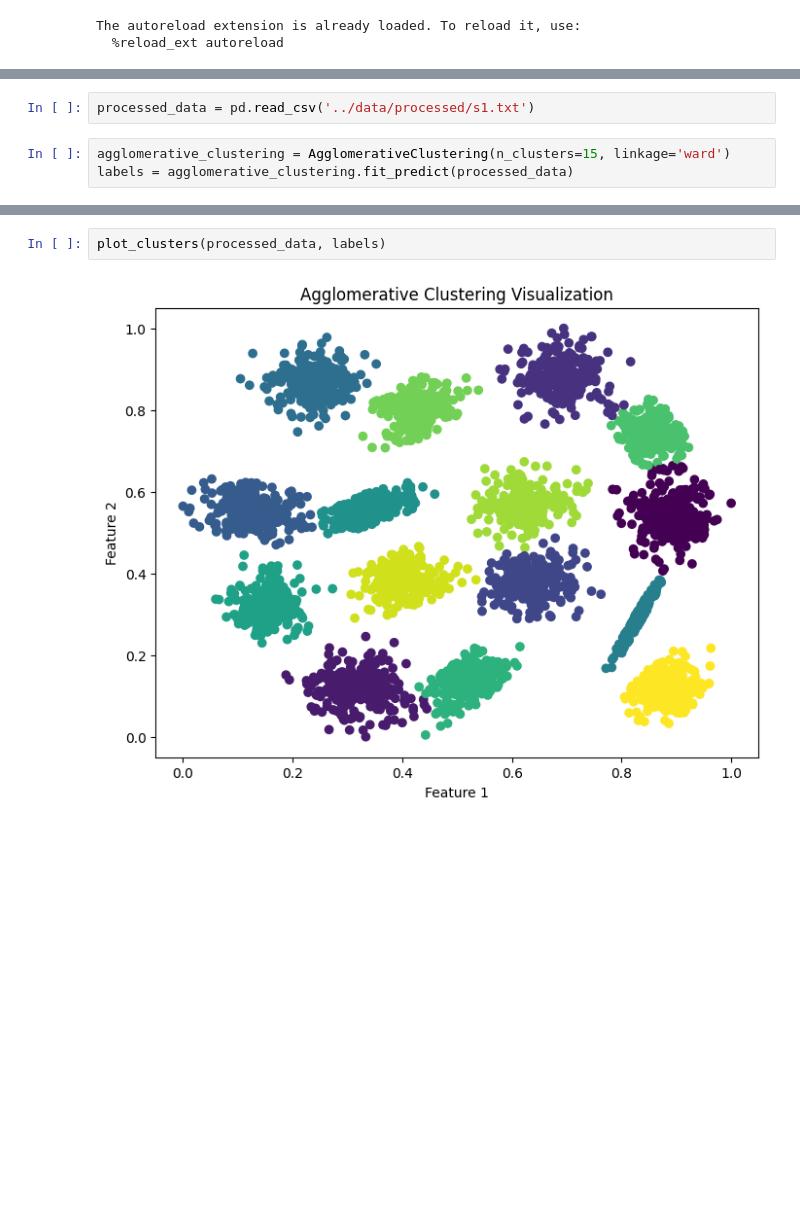
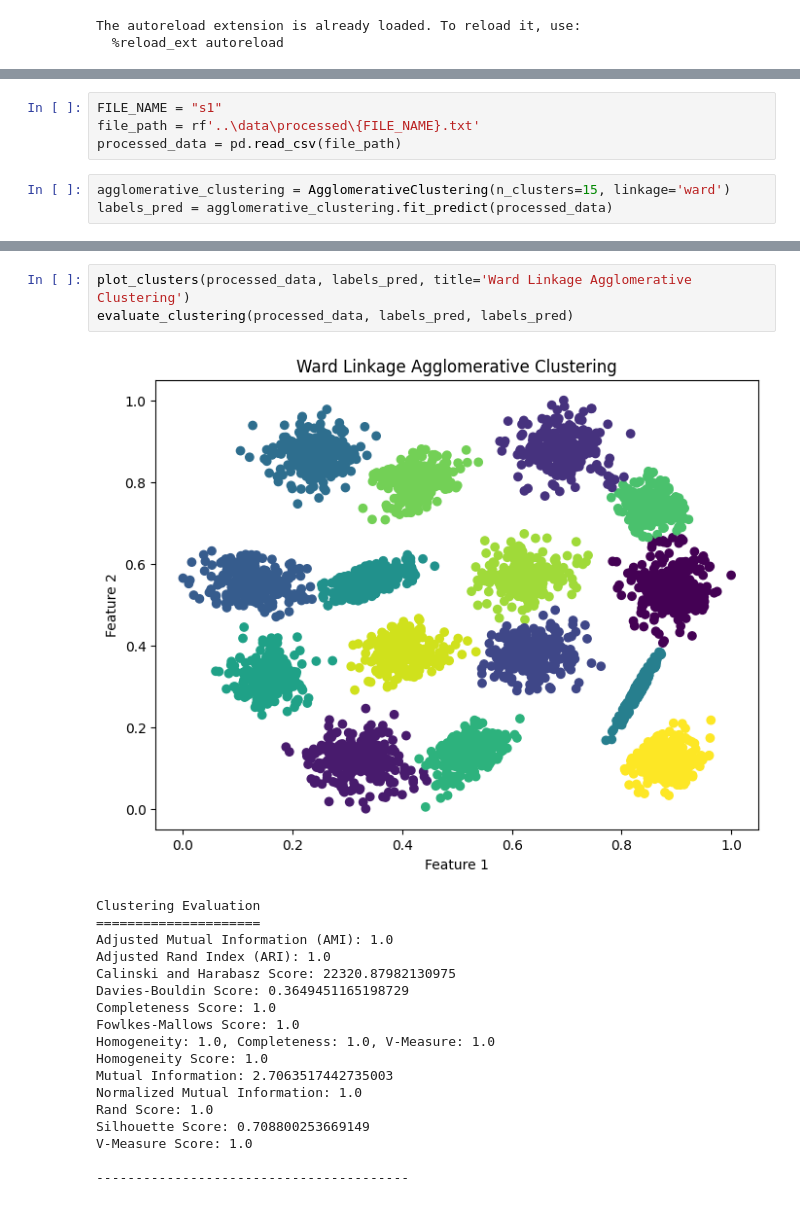
Before and after one commit to akila-ocj/awesome-cluster-algorithm-comparison, a Jupyter notebook: notebooks/02_agglomerative_clustering.ipynb, the cells around one changed output, grey strips where cells are left out. Saved outputs shown, nothing was run; the diff lists cells and outputs as text; blank space fills up the shorter version.

```diff
--- a/notebooks/02_agglomerative_clustering.ipynb
+++ b/notebooks/02_agglomerative_clustering.ipynb
@@ -12,5 +12,7 @@ from src.agglomerative_clustering import plot_clusters, evaluate_clustering
 # %%
-processed_data = pd.read_csv('../data/processed/s1.txt')
+FILE_NAME = "s1"
+file_path = rf'..\data\processed\{FILE_NAME}.txt'
+processed_data = pd.read_csv(file_path)
 # %%
 agglomerative_clustering = AgglomerativeClustering(n_clusters=15, linkage='ward')
-labels = agglomerative_clustering.fit_predict(processed_data)
+labels_pred = agglomerative_clustering.fit_predict(processed_data)
@@ -17,4 +34,22 @@ labels = agglomerative_clustering.fit_predict(processed_data)
 # %%
-plot_clusters(processed_data, labels)
+plot_clusters(processed_data, labels_pred, title='Ward Linkage Agglomerative Clustering')
+evaluate_clustering(processed_data, labels_pred, labels_pred)
 # %% [output]
-[figure, old version]
+[figure, new version]
+Clustering Evaluation
+=====================
+Adjusted Mutual Information (AMI): 1.0
+Adjusted Rand Index (ARI): 1.0
+Calinski and Harabasz Score: 22320.87982130975
+Davies-Bouldin Score: 0.3649451165198729
+Completeness Score: 1.0
+Fowlkes-Mallows Score: 1.0
+Homogeneity: 1.0, Completeness: 1.0, V-Measure: 1.0
+Homogeneity Score: 1.0
+Mutual Information: 2.7063517442735003
+Normalized Mutual Information: 1.0
+Rand Score: 1.0
+Silhouette Score: 0.708800253669149
+V-Measure Score: 1.0
+
+----------------------------------------
```
Also changed, not shown: parts of 7 cells of this notebook, 4 other files.
